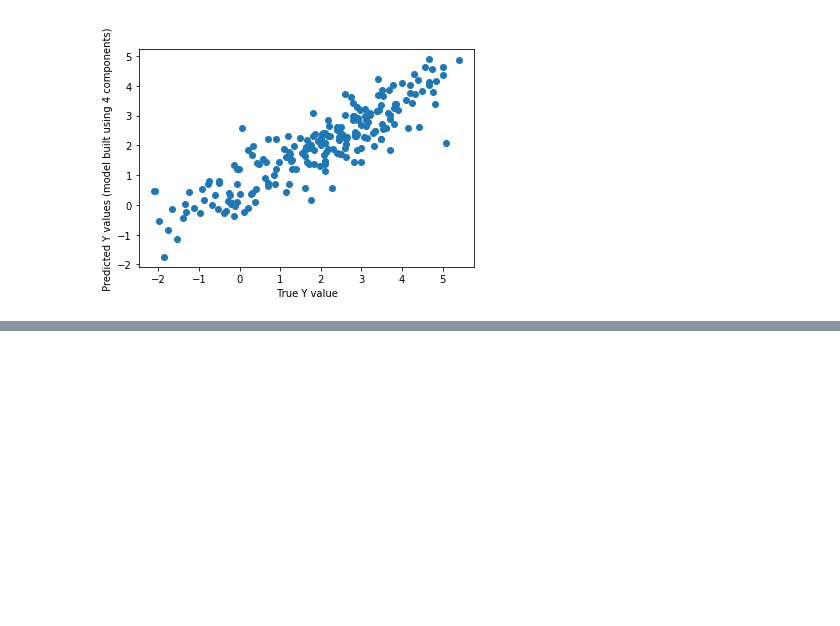
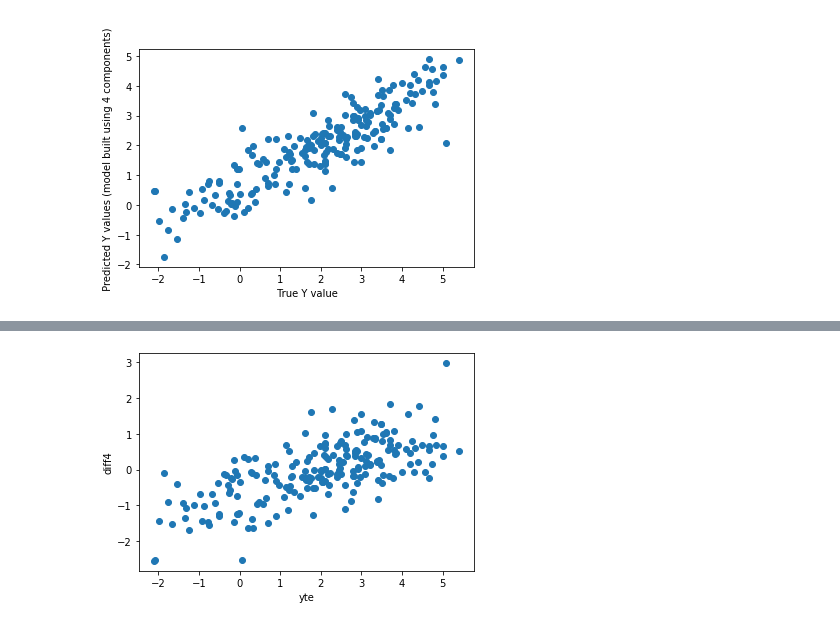
Before and after one commit to lstorchi/mllogdp, a Jupyter notebook: initialtests.ipynb, the cells around one changed output, grey strips where cells are left out. Saved outputs shown, nothing was run; the diff lists cells and outputs as text; code cells hidden in the pictures; blank space fills up the shorter version.

```diff
--- a/initialtests.ipynb
+++ b/initialtests.ipynb
@@ -375,0 +383,8 @@ MSE 4 comp:  0.6803154713866831
+# %%
+# GRAFICO : RESIDUI ORDINARI modello a 4 vs yte
+plt.xlabel("yte")
+plt.ylabel("diff4")
+plt.scatter( yte, diff4)
+plt.show()
+# %% [output]
+[figure, added]
```
Also changed, not shown: parts of 7 cells of this notebook.
